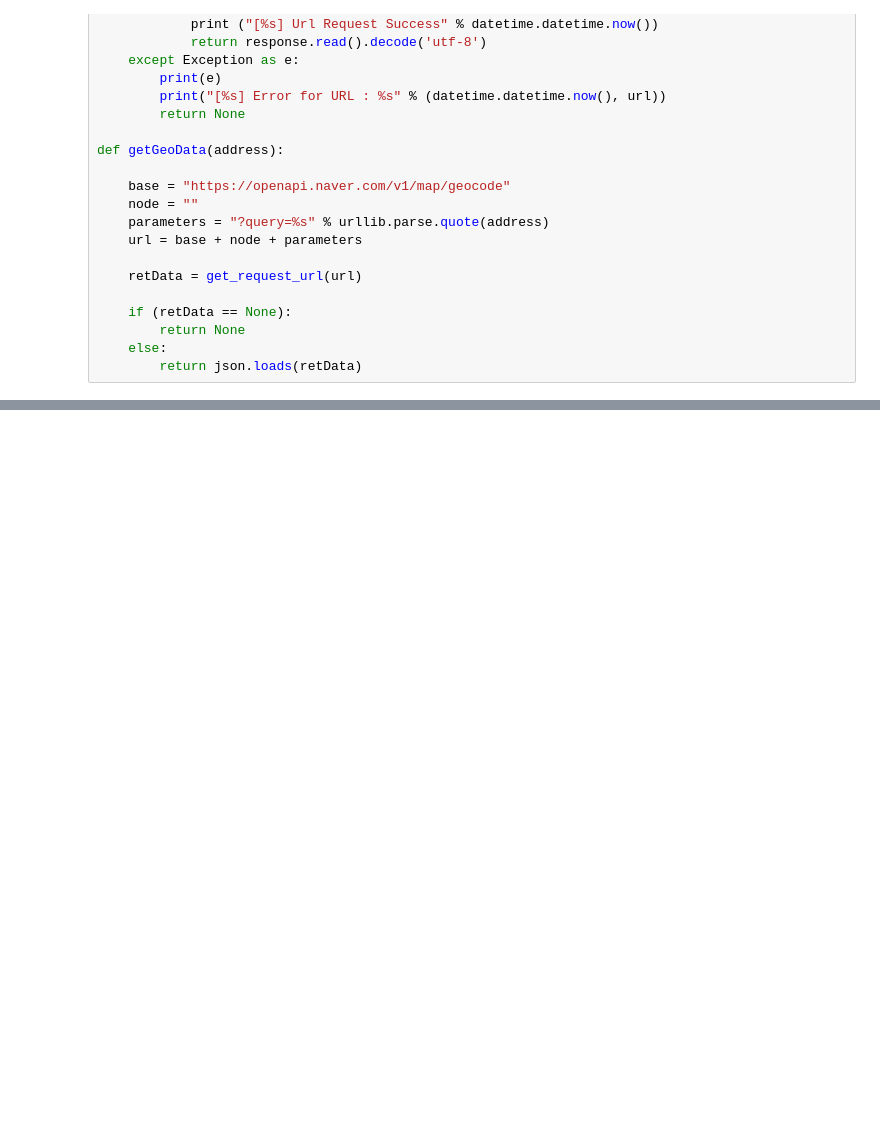
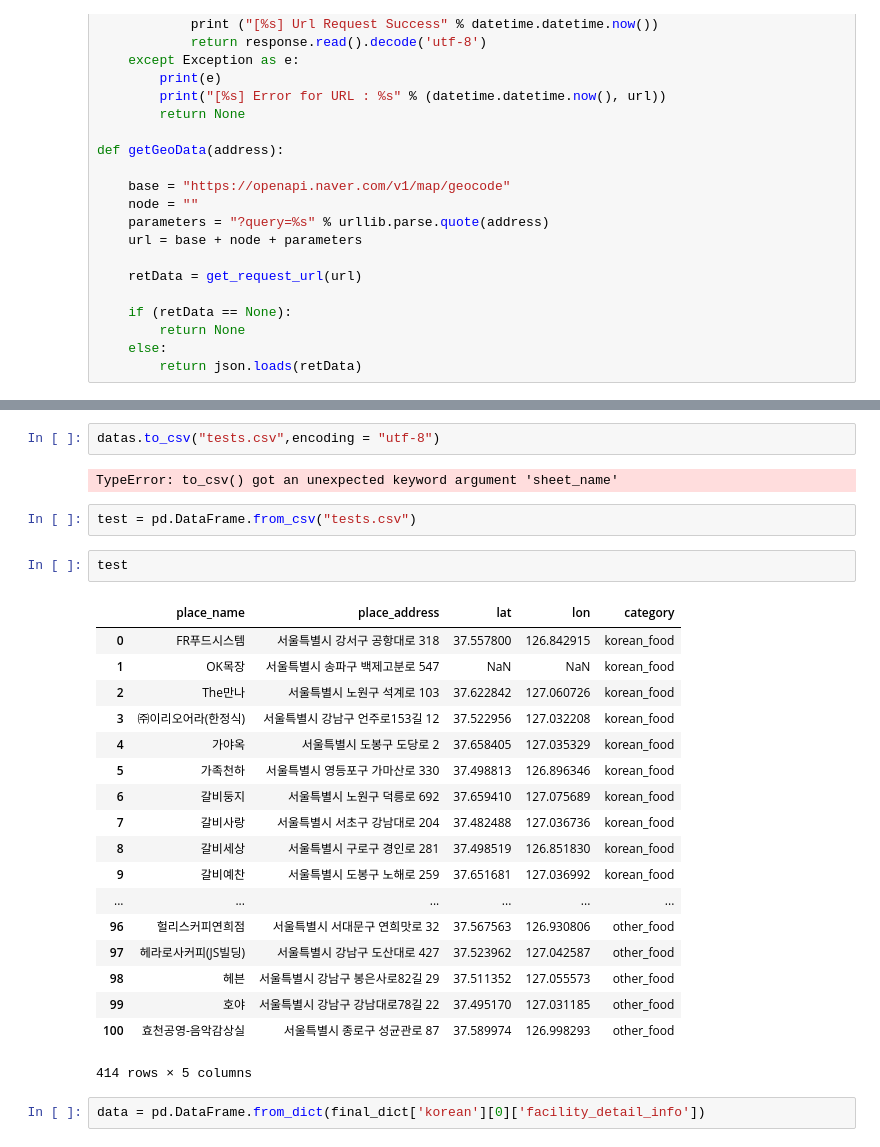
Before and after one commit to BigDataCampus/fresh, a Jupyter notebook: 음식점.ipynb, the cells around one changed output, grey strips where cells are left out. Saved outputs shown, nothing was run; the diff lists cells and outputs as text; blank space fills up the shorter version.

Commit message:
place
음식점 수정중

```diff
--- a/음식점.ipynb
+++ b/음식점.ipynb
@@ -241,0 +287,29 @@ with open('dish_place.json', 'w', encoding="utf-8") as fp:
+# %%
+datas.to_csv("tests.csv",encoding = "utf-8")
+# %% [output]
+TypeError: to_csv() got an unexpected keyword argument 'sheet_name'
+# %%
+test = pd.DataFrame.from_csv("tests.csv")
+# %%
+test
+# %% [output]
+|  | place_name | place_address | lat | lon | category |
+| 0 | FR푸드시스템 | 서울특별시 강서구 공항대로 318 | 37.557800 | 126.842915 | korean_food |
+| 1 | OK목장 | 서울특별시 송파구 백제고분로 547 | NaN | NaN | korean_food |
+| 2 | The만나 | 서울특별시 노원구 석계로 103 | 37.622842 | 127.060726 | korean_food |
+| 3 | ㈜이리오어라(한정식) | 서울특별시 강남구 언주로153길 12 | 37.522956 | 127.032208 | korean_food |
+| 4 | 가야옥 | 서울특별시 도봉구 도당로 2 | 37.658405 | 127.035329 | korean_food |
+| 5 | 가족천하 | 서울특별시 영등포구 가마산로 330 | 37.498813 | 126.896346 | korean_food |
+| 6 | 갈비둥지 | 서울특별시 노원구 덕릉로 692 | 37.659410 | 127.075689 | korean_food |
+| 7 | 갈비사랑 | 서울특별시 서초구 강남대로 204 | 37.482488 | 127.036736 | korean_food |
+| 8 | 갈비세상 | 서울특별시 구로구 경인로 281 | 37.498519 | 126.851830 | korean_food |
+| 9 | 갈비예찬 | 서울특별시 도봉구 노해로 259 | 37.651681 | 127.036992 | korean_food |
+| ... | ... | ... | ... | ... | ... |
+| 96 | 헐리스커피연희점 | 서울특별시 서대문구 연희맛로 32 | 37.567563 | 126.930806 | other_food |
+| 97 | 헤라로사커피(JS빌딩) | 서울특별시 강남구 도산대로 427 | 37.523962 | 127.042587 | other_food |
+| 98 | 헤븐 | 서울특별시 강남구 봉은사로82길 29 | 37.511352 | 127.055573 | other_food |
+| 99 | 호야 | 서울특별시 강남구 강남대로78길 22 | 37.495170 | 127.031185 | other_food |
+| 100 | 효천공영-음악감상실 | 서울특별시 종로구 성균관로 87 | 37.589974 | 126.998293 | other_food |
+414 rows × 5 columns
+# %%
+data = pd.DataFrame.from_dict(final_dict['korean'][0]['facility_detail_info'])
```
Also changed, not shown: parts of 15 cells of this notebook.
